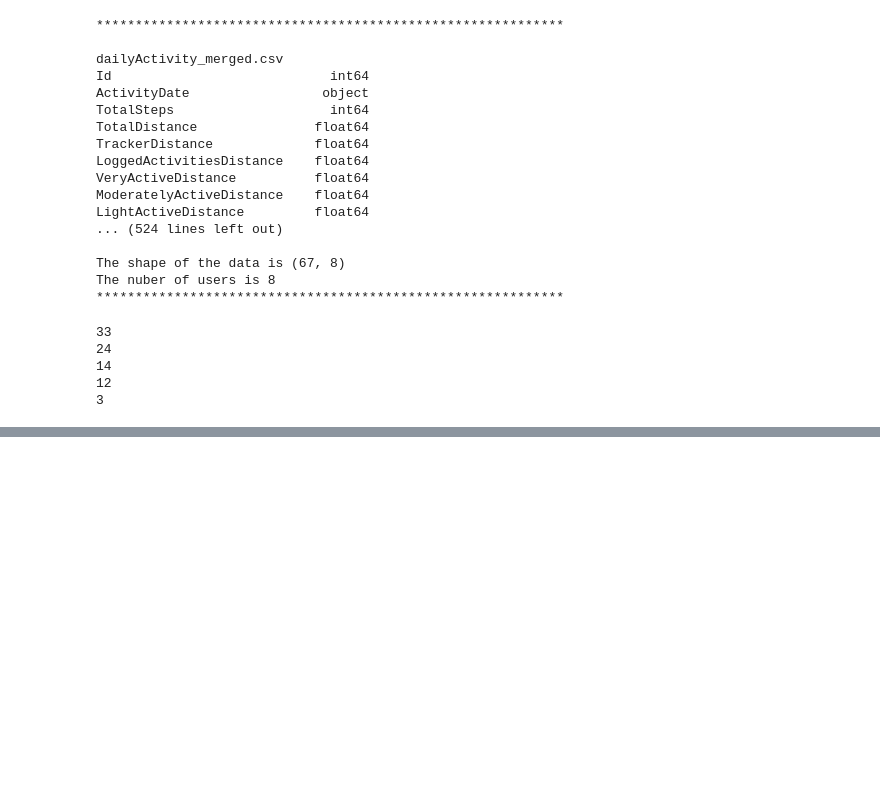
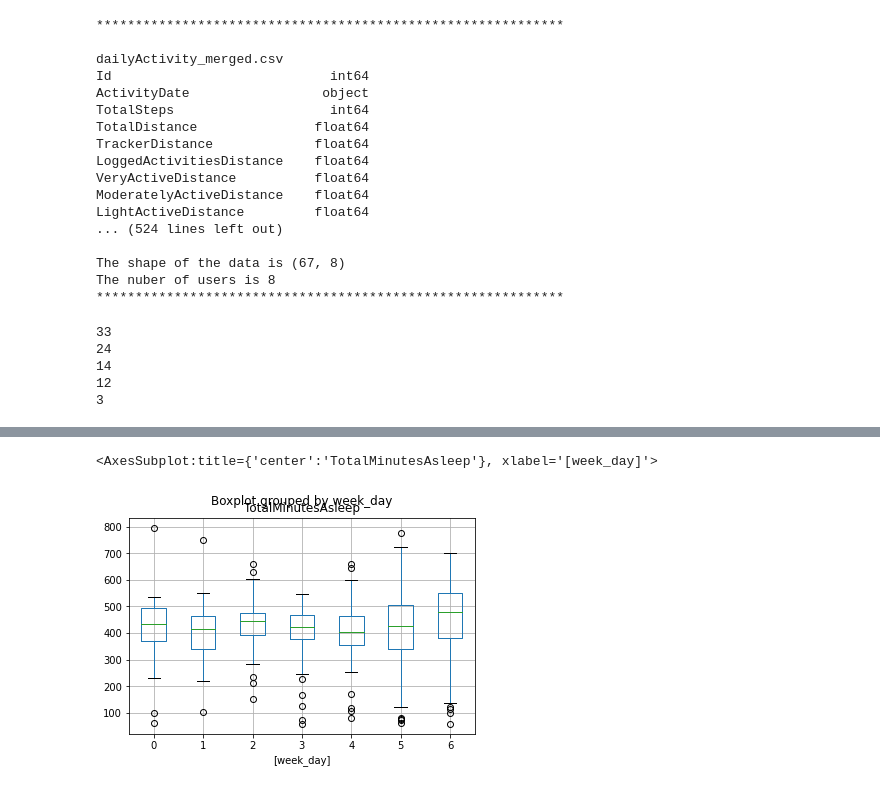
Before and after one commit to Kaiyilin/GwG_Capstone_pjt, a Jupyter notebook: Project_2/Project2_procedures.ipynb, the cells around one changed output, grey strips where cells are left out. Drawn from its saved outputs; the diff is of its cells as text; code cells hidden in the pictures; blank space fills up the shorter version.

```diff
--- a/Project_2/Project2_procedures.ipynb
+++ b/Project_2/Project2_procedures.ipynb
@@ -156,0 +195,9 @@ corr_map.shape
+# %%
+# The sleep patterns seems not affect by the steps our users took
+# So that's see how the week day users' sleep cycle and activity
+# The week day starts on Monday, which is denoted by 0 and ends on Sunday which is denoted by 6
+# The sleep patterns across the week day are not that different
+daily_data.boxplot(column=['TotalMinutesAsleep'], by=['week_day'])
+# %% [output]
+<AxesSubplot:title={'center':'TotalMinutesAsleep'}, xlabel='[week_day]'>
+[figure, added]
```
Also changed, not shown: parts of 15 cells of this notebook, 1 other file.
